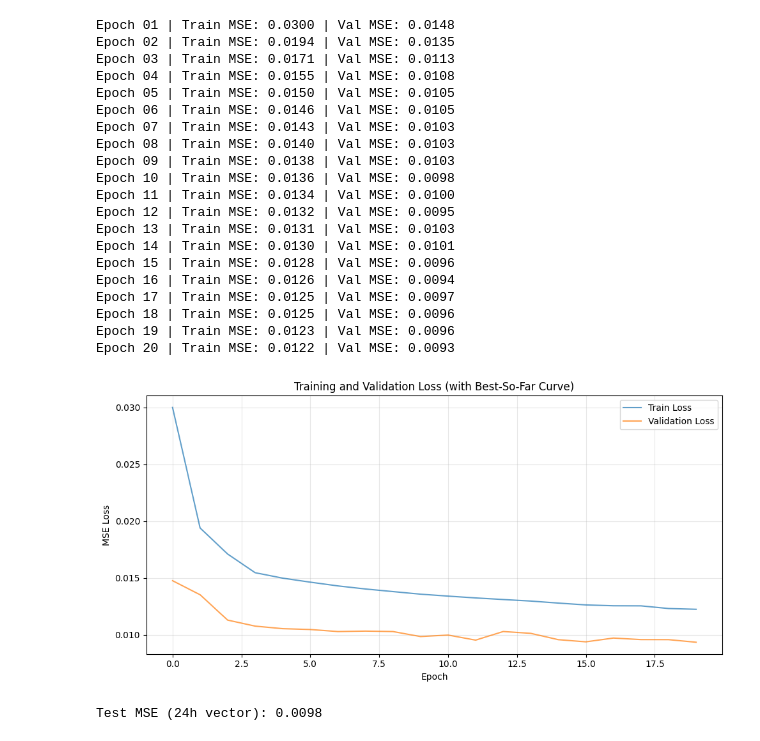
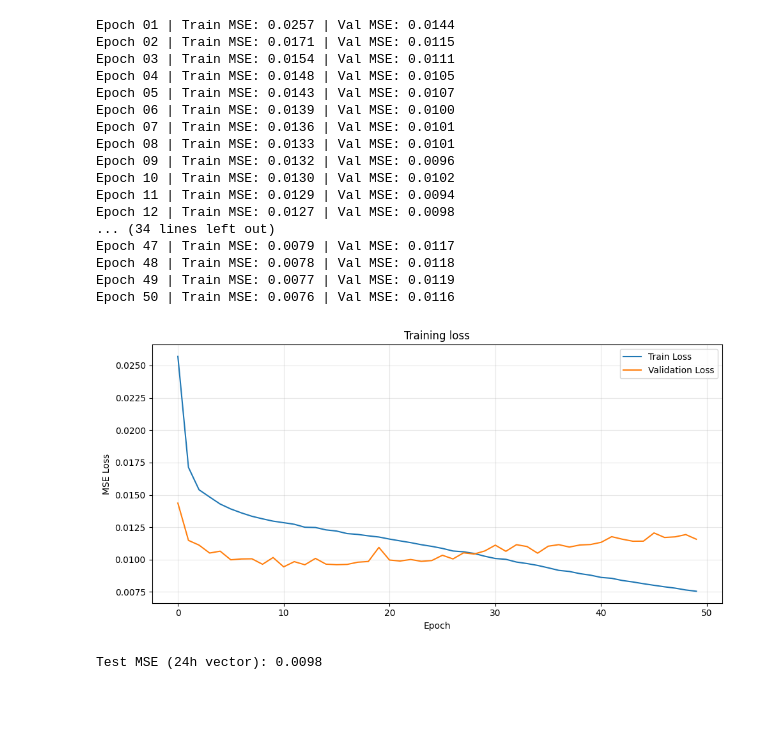
Before and after one commit to veetirajaniemi/adaml-ml-project, a Jupyter notebook: transformerNN.ipynb, the cells around one changed output. Drawn from its saved outputs; the diff is of its cells as text; code cells hidden in the pictures; blank space fills up the shorter version.

```diff
--- a/transformerNN.ipynb
+++ b/transformerNN.ipynb
@@ -153,7 +153,6 @@ class TransformerModel(nn.Module):
         )
         self.encoder = nn.TransformerEncoder(encoder_layer, num_layers=num_layers)
 
-        self.dropout = nn.Dropout(dropout)
         self.fc_out = nn.Linear(d_model, horizon)
 
     def forward(self, x):
@@ -168,19 +167,23 @@ class TransformerModel(nn.Module):
         out = self.fc_out(x)        # (B, horizon)
         return out
 # %%
+model_path = "adaml_transformer.pth"
+
 device = torch.device("cuda" if torch.cuda.is_available() else "cpu")
 train_losses = []
 val_losses = []
 best_val_losses = []
 best_val_loss = float("inf")
 
+
+
 num_features = train_df.shape[1]
 model = TransformerModel(num_features=num_features, horizon=horizon).to(device)
 
 criterion = nn.MSELoss()
-optimizer = torch.optim.Adam(model.parameters(), lr = 3e-4)
+optimizer = torch.optim.Adam(model.parameters(), lr = 5e-4)
 
-num_epochs = 20
+num_epochs = 50
 
 for epoch in range(1, num_epochs + 1):
     # training
@@ -214,43 +217,44 @@ for epoch in range(1, num_epochs + 1):
             val_loss += loss.item() * X_batch.size(0)
 
     val_loss /= len(val_loader.dataset)
+    #Save the best model
+    if best_val_loss >= val_loss:
+        best_val_loss = val_loss
+        torch.save(model.state_dict(),model_path)
 
     print(f"Epoch {epoch:02d} | Train MSE: {train_loss:.4f} | Val MSE: {val_loss:.4f}")
     train_losses.append(train_loss)
     val_losses.append(val_loss)
 # %% [output]
-Epoch 01 | Train MSE: 0.0300 | Val MSE: 0.0148
-Epoch 02 | Train MSE: 0.0194 | Val MSE: 0.0135
-Epoch 03 | Train MSE: 0.0171 | Val MSE: 0.0113
-Epoch 04 | Train MSE: 0.0155 | Val MSE: 0.0108
-Epoch 05 | Train MSE: 0.0150 | Val MSE: 0.0105
-Epoch 06 | Train MSE: 0.0146 | Val MSE: 0.0105
-Epoch 07 | Train MSE: 0.0143 | Val MSE: 0.0103
-Epoch 08 | Train MSE: 0.0140 | Val MSE: 0.0103
-Epoch 09 | Train MSE: 0.0138 | Val MSE: 0.0103
-Epoch 10 | Train MSE: 0.0136 | Val MSE: 0.0098
-Epoch 11 | Train MSE: 0.0134 | Val MSE: 0.0100
-Epoch 12 | Train MSE: 0.0132 | Val MSE: 0.0095
-Epoch 13 | Train MSE: 0.0131 | Val MSE: 0.0103
-Epoch 14 | Train MSE: 0.0130 | Val MSE: 0.0101
-Epoch 15 | Train MSE: 0.0128 | Val MSE: 0.0096
-Epoch 16 | Train MSE: 0.0126 | Val MSE: 0.0094
-Epoch 17 | Train MSE: 0.0125 | Val MSE: 0.0097
-Epoch 18 | Train MSE: 0.0125 | Val MSE: 0.0096
-Epoch 19 | Train MSE: 0.0123 | Val MSE: 0.0096
-Epoch 20 | Train MSE: 0.0122 | Val MSE: 0.0093
+Epoch 01 | Train MSE: 0.0257 | Val MSE: 0.0144
+Epoch 02 | Train MSE: 0.0171 | Val MSE: 0.0115
+Epoch 03 | Train MSE: 0.0154 | Val MSE: 0.0111
+Epoch 04 | Train MSE: 0.0148 | Val MSE: 0.0105
+Epoch 05 | Train MSE: 0.0143 | Val MSE: 0.0107
+Epoch 06 | Train MSE: 0.0139 | Val MSE: 0.0100
+Epoch 07 | Train MSE: 0.0136 | Val MSE: 0.0101
+Epoch 08 | Train MSE: 0.0133 | Val MSE: 0.0101
+Epoch 09 | Train MSE: 0.0132 | Val MSE: 0.0096
+Epoch 10 | Train MSE: 0.0130 | Val MSE: 0.0102
+Epoch 11 | Train MSE: 0.0129 | Val MSE: 0.0094
+Epoch 12 | Train MSE: 0.0127 | Val MSE: 0.0098
+... (34 lines left out)
+Epoch 47 | Train MSE: 0.0079 | Val MSE: 0.0117
+Epoch 48 | Train MSE: 0.0078 | Val MSE: 0.0118
+Epoch 49 | Train MSE: 0.0077 | Val MSE: 0.0119
+Epoch 50 | Train MSE: 0.0076 | Val MSE: 0.0116
 # %%
 plt.figure(figsize=(10,5))
-plt.plot(train_losses, label="Train Loss", alpha=0.7)
-plt.plot(val_losses, label="Validation Loss", alpha=0.7)
+plt.plot(train_losses, label="Train Loss")
+plt.plot(val_losses, label="Validation Loss")
 
 plt.xlabel("Epoch")
 plt.ylabel("MSE Loss")
-plt.title("Training and Validation Loss (with Best-So-Far Curve)")
+plt.title("Training loss")
 plt.legend()
 plt.grid(True, alpha=0.3)
 plt.tight_layout()
 plt.show()
 # %% [output]
-[figure, old version]
+[figure, new version]
 # %%
```
Also changed, not shown: parts of 4 cells of this notebook, 7 other files.
